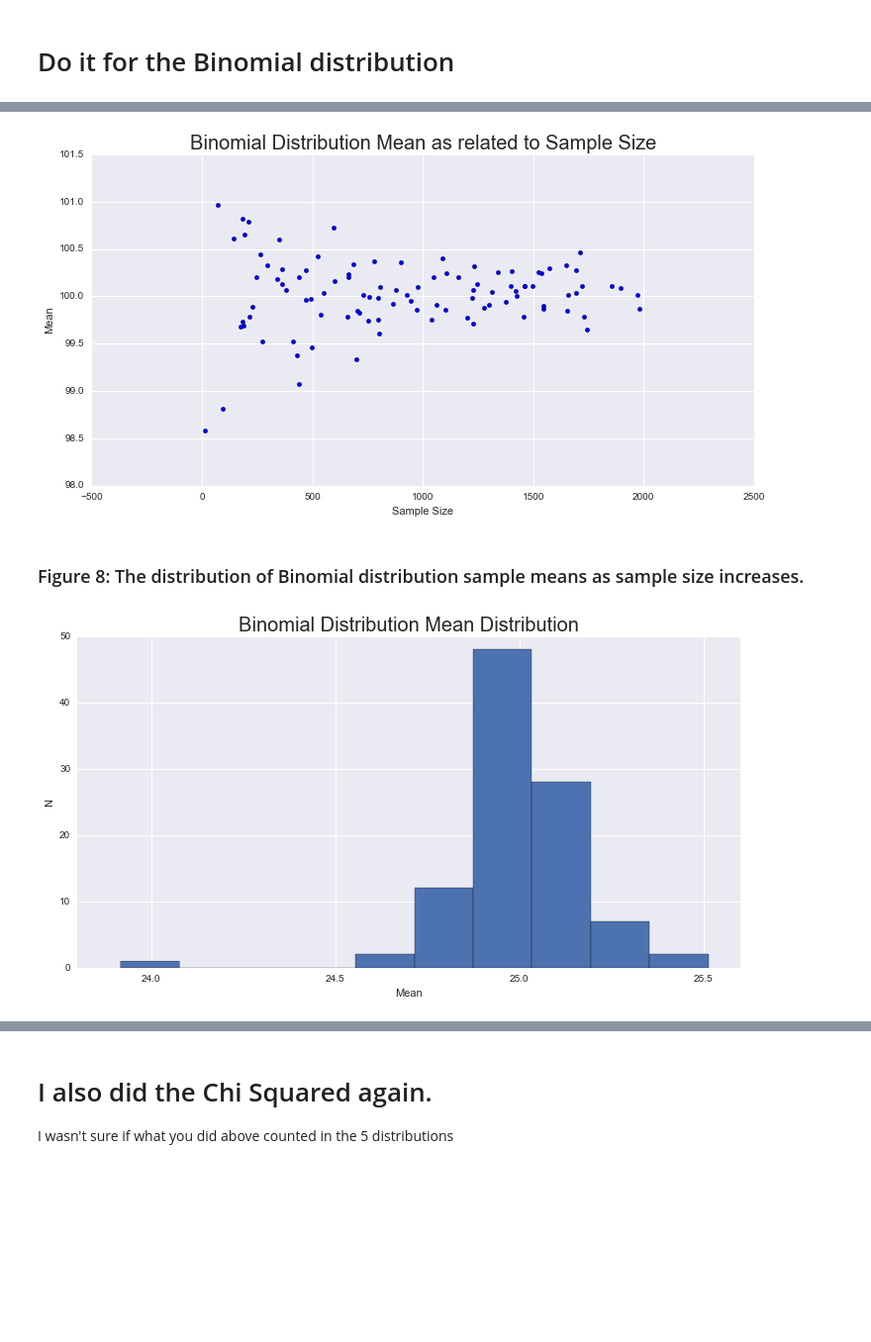
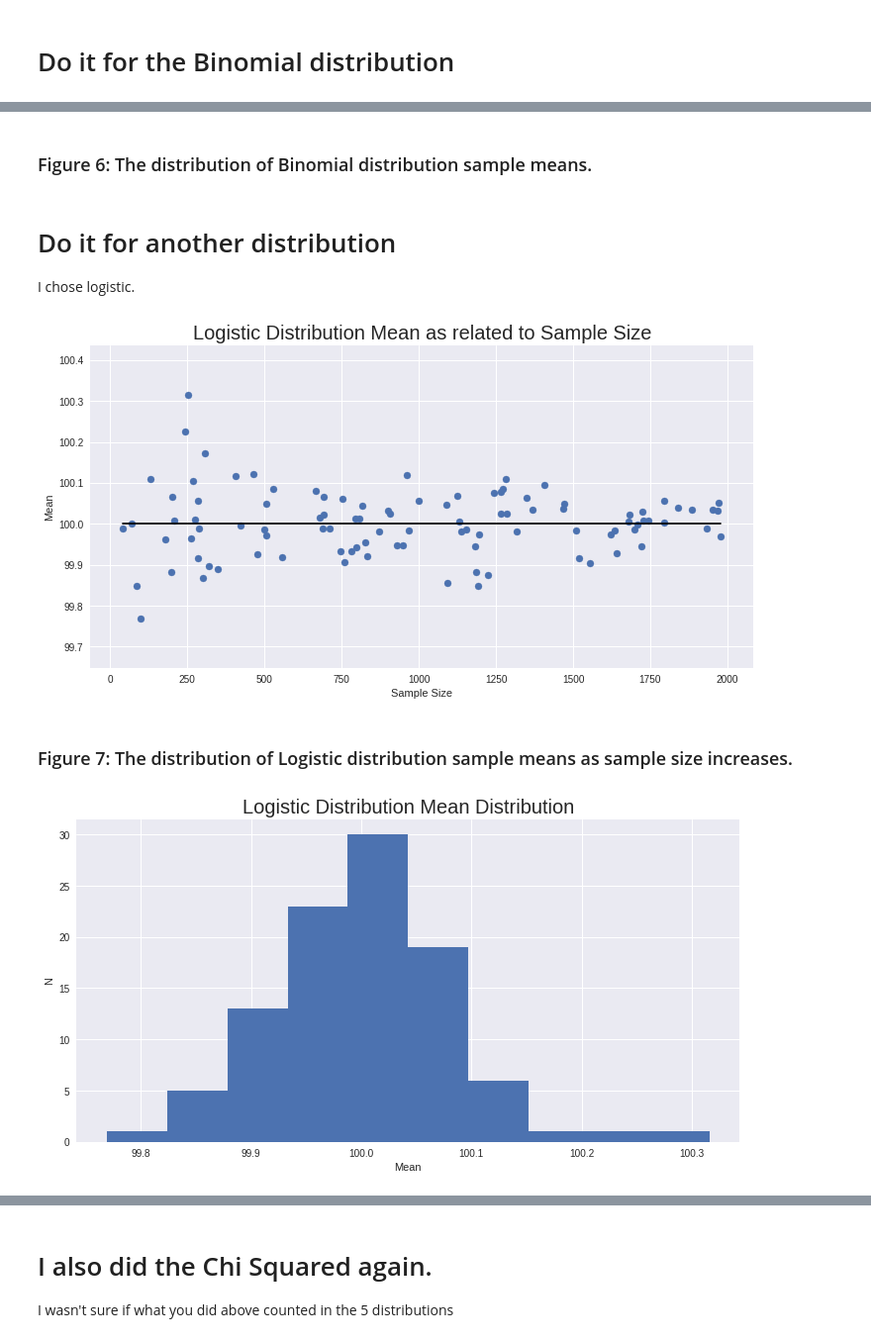
Before and after one commit to beasteers/PUI2017_bs3639, a Jupyter notebook: HW3_bs3639/Assignment1.ipynb, the cells around one changed output, grey strips where cells are left out. Shown: that part at 99% size. Saved outputs shown, nothing was run; the diff lists cells and outputs as text; code cells hidden in the pictures; blank space fills up the shorter version.

Commit message:
fixed typos and graphs in a1

```diff
--- a/HW3_bs3639/Assignment1.ipynb
+++ b/HW3_bs3639/Assignment1.ipynb
@@ -160,6 +49,6 @@ sample_sizes = np.random.uniform(lower, upper, size=n_sample_sets).astype(int)
 # %%
 # Calculate sample means
-means = [
+distributions['normal'] = [
     np.random.normal(mymean, scale=1, size=N).mean()
     for N in sample_sizes
 ]
@@ -188,7 +80,7 @@ plt.ylabel('N');
 # Do it for the Poisson distribution
 # %%
 # Calculate sample means
-means = [
+distributions['poisson'] = [
     np.random.poisson(lam=mymean, size=N).mean()
     for N in sample_sizes
 ]
@@ -215,4 +108,8 @@ plt.ylabel('N');
 # %% [markdown]
 # Do it for the Binomial distribution
 # %%
-np.random.binomial(n=50, p=0.5, size=10000000).mean()
+# Calculate sample means
+distributions['binomial'] = [
+    np.random.binomial(n=mymean*2, p=0.5, size=N).mean()
+    for N in sample_sizes
+]
@@ -221,25 +135,31 @@ np.random.binomial(n=50, p=0.5, size=10000000).mean()
+# %% [markdown]
+### Figure 6: The distribution of Binomial distribution sample means.
+# %% [markdown]
+# Do it for another distribution
+I chose logistic.
 # %%
 # Calculate sample means
-means = [
-    np.random.binomial(n=mymean*2, p=0.5, size=N).mean()
+distributions['logistic'] = [
+    np.random.logistic(loc=mymean, scale=1, size=N).mean()
     for N in sample_sizes
 ]
 # %%
 # Plot as a function of sample size
-plt.scatter(sample_sizes, means)
-plt.title('Binomial Distribution Mean as related to Sample Size')
+mean_line()
+plt.scatter(sample_sizes, distributions['logistic'])
+plt.title('Logistic Distribution Mean as related to Sample Size')
 plt.xlabel('Sample Size')
 plt.ylabel('Mean');
 # %% [output]
-[figure, old version]
+[figure, new version]
 # %% [markdown]
-### Figure 8: The distribution of Binomial distribution sample means as sample size increases.
+### Figure 7: The distribution of Logistic distribution sample means as sample size increases.
 # %%
 # Plot a histogram of sample means
-plt.hist(means)
-plt.title('Binomial Distribution Mean Distribution')
+plt.hist(distributions['logistic'])
+plt.title('Logistic Distribution Mean Distribution')
 plt.xlabel('Mean')
 plt.ylabel('N');
 # %% [output]
-[figure, old version]
+[figure, new version]
 # %% [markdown]
```
Also changed, not shown: parts of 56 cells of this notebook, 1 other file.
